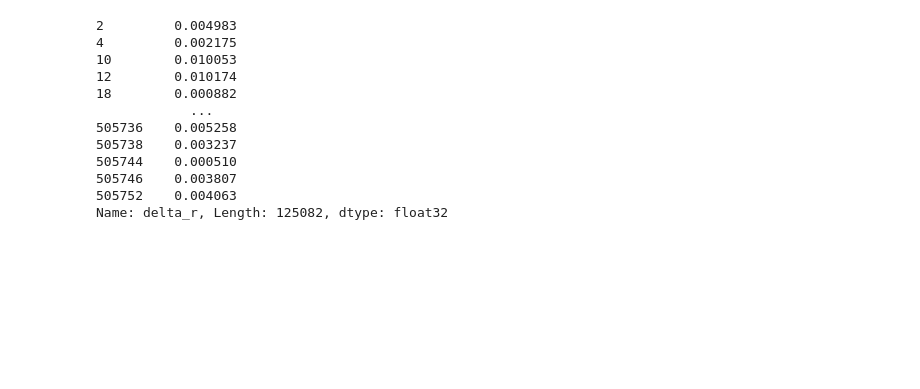
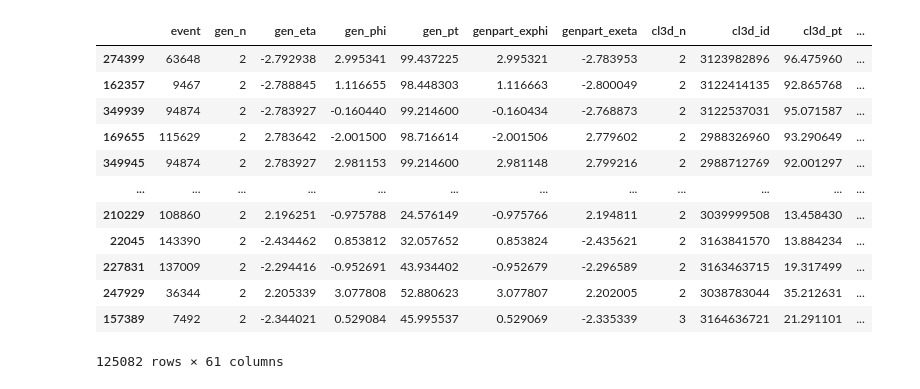
Before and after one commit to tdebnath16/shower_shape_studies, a Jupyter notebook: showershapestudies.ipynb, the cells around one changed output. Cells and saved outputs as stored; diff of their text form; code cells hidden in the pictures; blank space fills up the shorter version.

```diff
--- a/showershapestudies.ipynb
+++ b/showershapestudies.ipynb
@@ -111,18 +130,19 @@ photonPU200_df_noduplicates = remove_duplicates(photonPU200_df_filtered)
 # %%
-photonPU0_df_noduplicates['delta_r']
+photonPU0_df_noduplicates
 # %% [output]
+|  | event | gen_n | gen_eta | gen_phi | gen_pt | genpart_exphi | genpart_exeta | cl3d_n | cl3d_id | cl3d_pt | ... |
+| 274399 | 63648 | 2 | -2.792938 | 2.995341 | 99.437225 | 2.995321 | -2.783953 | 2 | 3123982896 | 96.475960 | ... |
+| 162357 | 9467 | 2 | -2.788845 | 1.116655 | 98.448303 | 1.116663 | -2.800049 | 2 | 3122414135 | 92.865768 | ... |
+| 349939 | 94874 | 2 | -2.783927 | -0.160440 | 99.214600 | -0.160434 | -2.768873 | 2 | 3122537031 | 95.071587 | ... |
+| 169655 | 115629 | 2 | 2.783642 | -2.001500 | 98.716614 | -2.001506 | 2.779602 | 2 | 2988326960 | 93.290649 | ... |
+| 349945 | 94874 | 2 | 2.783927 | 2.981153 | 99.214600 | 2.981148 | 2.799216 | 2 | 2988712769 | 92.001297 | ... |
+| ... | ... | ... | ... | ... | ... | ... | ... | ... | ... | ... | ... |
+| 210229 | 108860 | 2 | 2.196251 | -0.975788 | 24.576149 | -0.975766 | 2.194811 | 2 | 3039999508 | 13.458430 | ... |
+| 22045 | 143390 | 2 | -2.434462 | 0.853812 | 32.057652 | 0.853824 | -2.435621 | 2 | 3163841570 | 13.884234 | ... |
+| 227831 | 137009 | 2 | -2.294416 | -0.952691 | 43.934402 | -0.952679 | -2.296589 | 2 | 3163463715 | 19.317499 | ... |
+| 247929 | 36344 | 2 | 2.205339 | 3.077808 | 52.880623 | 3.077807 | 2.202005 | 2 | 3038783044 | 35.212631 | ... |
+| 157389 | 7492 | 2 | -2.344021 | 0.529084 | 45.995537 | 0.529069 | -2.335339 | 3 | 3164636721 | 21.291101 | ... |
-2         0.004983
-4         0.002175
-10        0.010053
-12        0.010174
-18        0.000882
-            ...
-505736    0.005258
-505738    0.003237
-505744    0.000510
-505746    0.003807
-505752    0.004063
-Name: delta_r, Length: 125082, dtype: float32
+125082 rows × 61 columns
 # %%
 photonPU200_df_noduplicates
 # %% [output]
```
Also changed, not shown: parts of 24 cells of this notebook.
